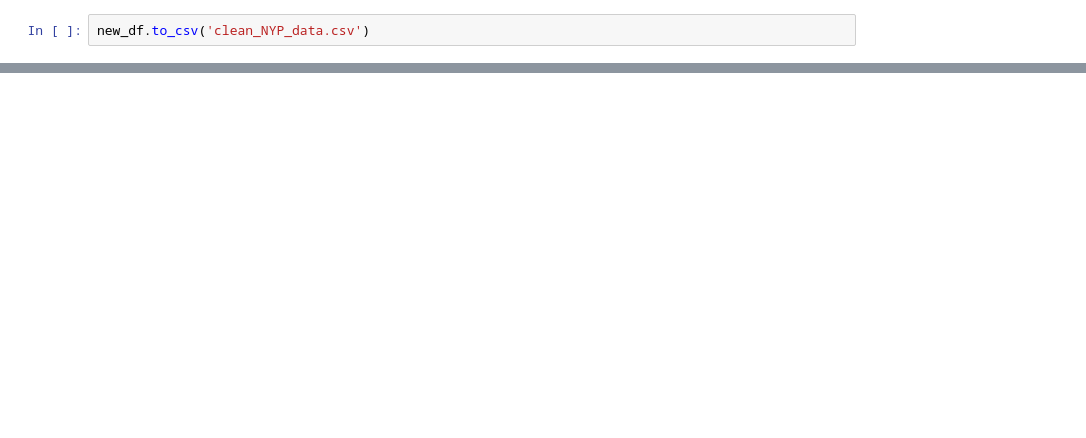
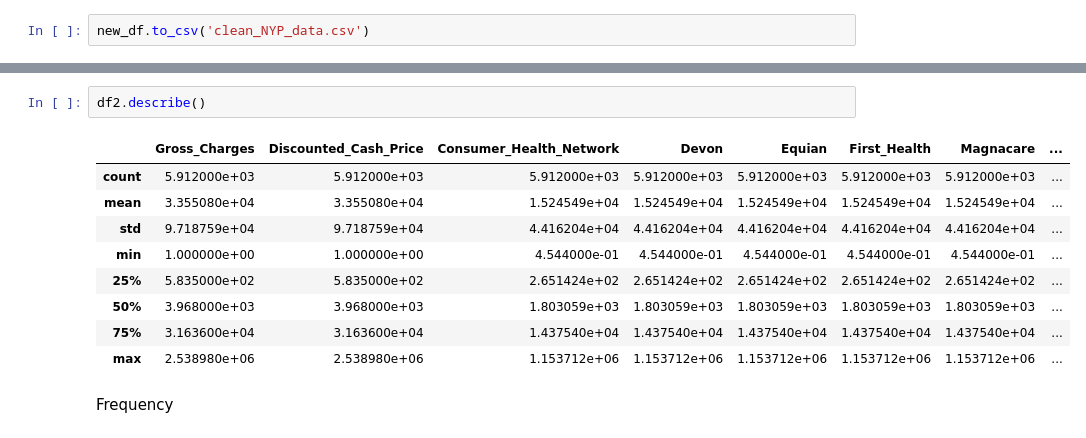
Before and after one commit to kkettip/sqlite_database_operations, a Jupyter notebook: sqlite_database_operations.ipynb, the cells around one changed output, grey strips where cells are left out. Drawn from its saved outputs; the diff is of its cells as text; blank space fills up the shorter version.

```diff
--- a/sqlite_database_operations.ipynb
+++ b/sqlite_database_operations.ipynb
@@ -188,0 +213,14 @@ df2.sample(15)
+# %%
+df2.describe()
+# %% [output]
+|  | Gross_Charges | Discounted_Cash_Price | Consumer_Health_Network | Devon | Equian | First_Health | Magnacare | ... |
+| count | 5.912000e+03 | 5.912000e+03 | 5.912000e+03 | 5.912000e+03 | 5.912000e+03 | 5.912000e+03 | 5.912000e+03 | ... |
+| mean | 3.355080e+04 | 3.355080e+04 | 1.524549e+04 | 1.524549e+04 | 1.524549e+04 | 1.524549e+04 | 1.524549e+04 | ... |
+| std | 9.718759e+04 | 9.718759e+04 | 4.416204e+04 | 4.416204e+04 | 4.416204e+04 | 4.416204e+04 | 4.416204e+04 | ... |
+| min | 1.000000e+00 | 1.000000e+00 | 4.544000e-01 | 4.544000e-01 | 4.544000e-01 | 4.544000e-01 | 4.544000e-01 | ... |
+| 25% | 5.835000e+02 | 5.835000e+02 | 2.651424e+02 | 2.651424e+02 | 2.651424e+02 | 2.651424e+02 | 2.651424e+02 | ... |
+| 50% | 3.968000e+03 | 3.968000e+03 | 1.803059e+03 | 1.803059e+03 | 1.803059e+03 | 1.803059e+03 | 1.803059e+03 | ... |
+| 75% | 3.163600e+04 | 3.163600e+04 | 1.437540e+04 | 1.437540e+04 | 1.437540e+04 | 1.437540e+04 | 1.437540e+04 | ... |
+| max | 2.538980e+06 | 2.538980e+06 | 1.153712e+06 | 1.153712e+06 | 1.153712e+06 | 1.153712e+06 | 1.153712e+06 | ... |
+# %% [markdown]
+Frequency
```
Also changed, not shown: parts of 88 cells of this notebook.
